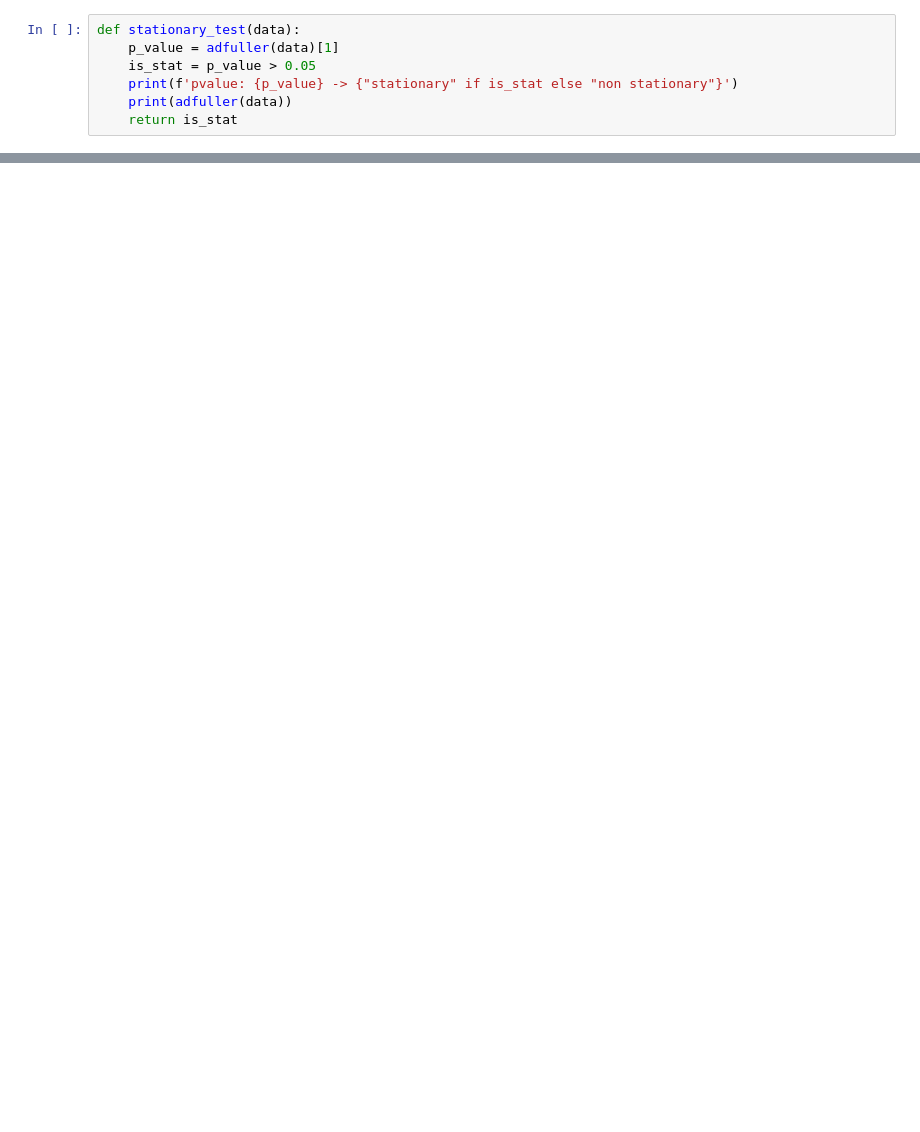
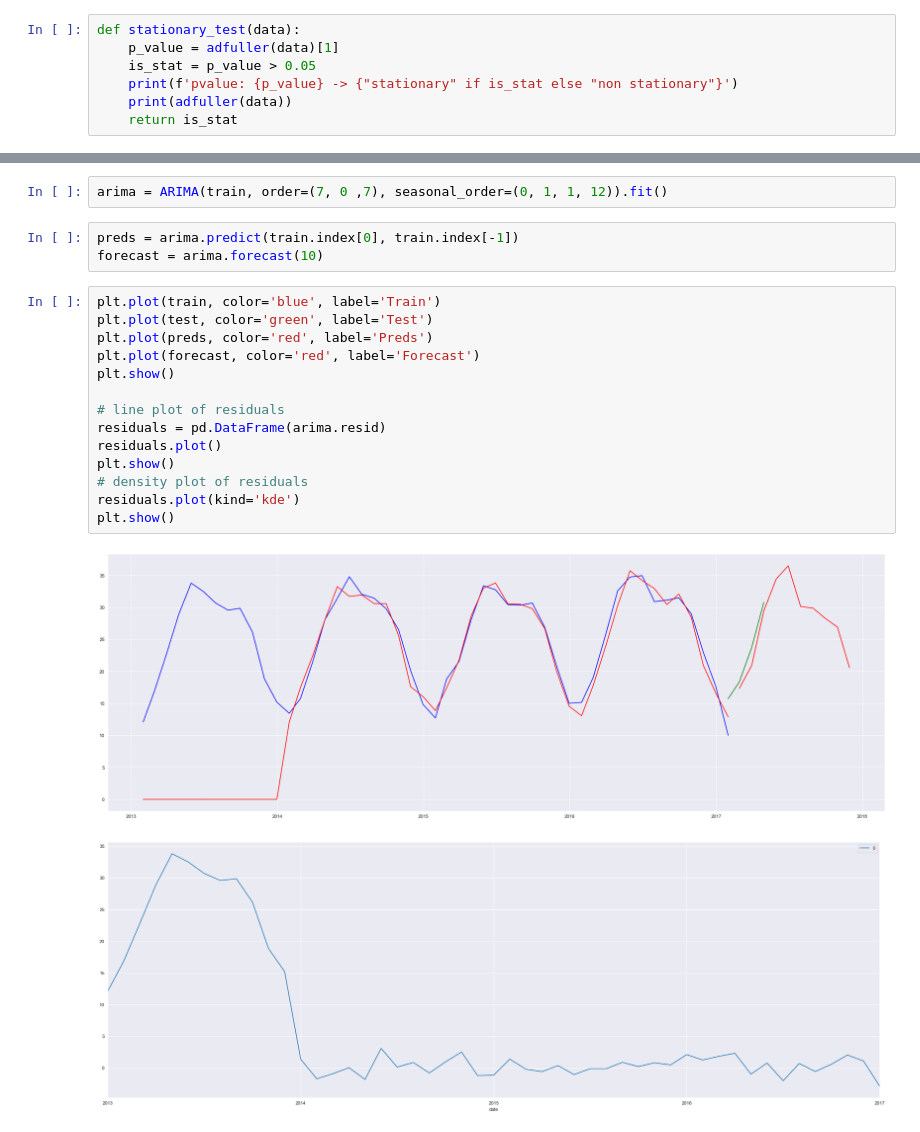
Before and after one commit to 57459N/DataProcesingLabs, a Jupyter notebook: lab3.ipynb, the cells around one changed output, grey strips where cells are left out. Drawn from its saved outputs; the diff is of its cells as text; blank space fills up the shorter version.

```diff
--- a/lab3.ipynb
+++ b/lab3.ipynb
@@ -56,0 +66,22 @@ False
+# %%
+arima = ARIMA(train, order=(7, 0 ,7), seasonal_order=(0, 1, 1, 12)).fit()
+# %%
+preds = arima.predict(train.index[0], train.index[-1])
+forecast = arima.forecast(10)
+# %%
+plt.plot(train, color='blue', label='Train')
+plt.plot(test, color='green', label='Test')
+plt.plot(preds, color='red', label='Preds')
+plt.plot(forecast, color='red', label='Forecast')
+plt.show()
+
+# line plot of residuals
+residuals = pd.DataFrame(arima.resid)
+residuals.plot()
+plt.show()
+# density plot of residuals
+residuals.plot(kind='kde')
+plt.show()
+# %% [output]
+[figure, added]
+[figure, added]
```
Also changed, not shown: parts of 10 cells of this notebook, 1 other file.
